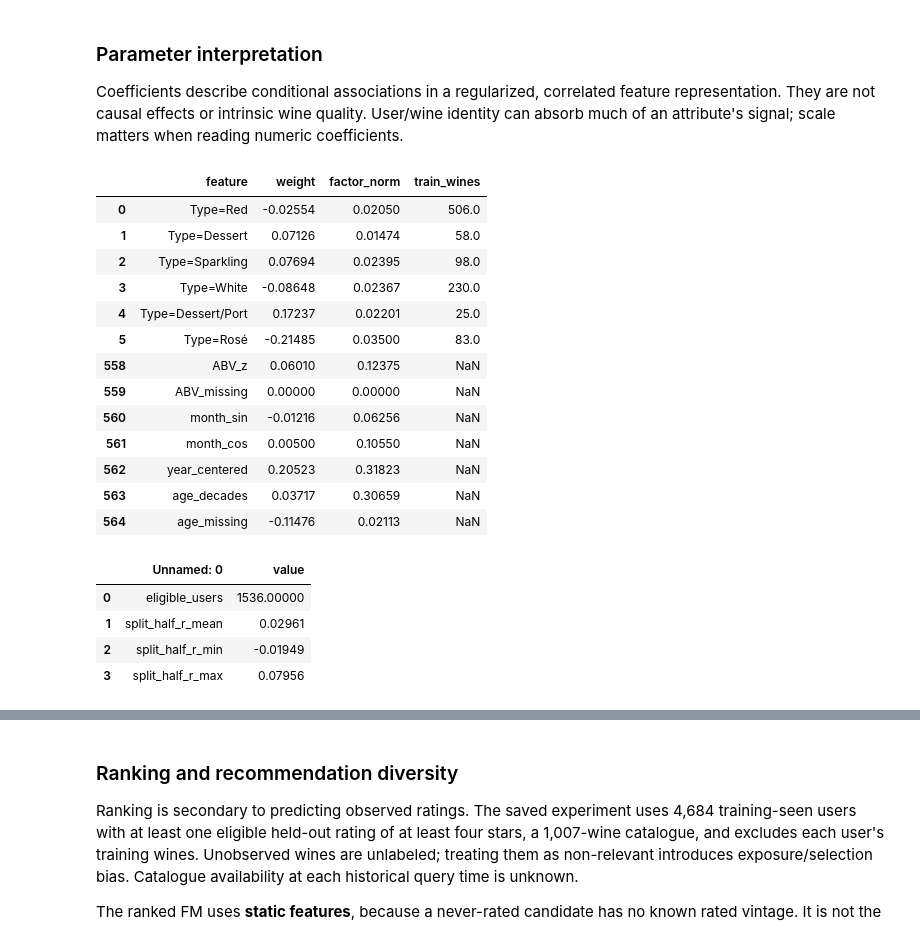
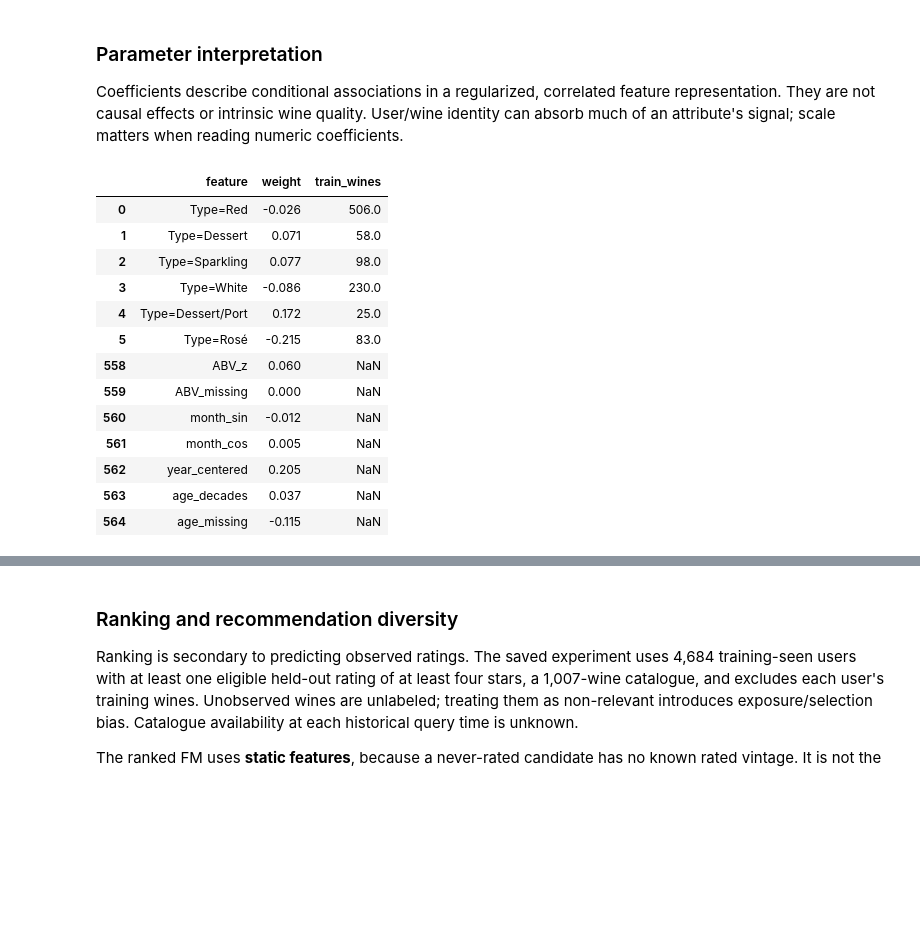
Before and after one commit to AviGon/Wine_Recommendation_System, a Jupyter notebook: notebooks/wine_recommendation.ipynb, the cells around one changed output, grey strips where cells are left out. Cells and saved outputs as stored; diff of their text form; code cells hidden in the pictures; blank space fills up the shorter version.

```diff
--- a/notebooks/wine_recommendation.ipynb
+++ b/notebooks/wine_recommendation.ipynb
@@ -43,3 +9,26 @@ Data revision: 9bba3f2
+# %%
+# Setup: libraries, plot style and the folder with the saved experiment results.
+# Every table and chart below is read from reports/ (written by the experiment notebooks);
+# no model is trained in this notebook.
+import json
+from pathlib import Path
+
+import matplotlib.pyplot as plt
+import pandas as pd
+from IPython.display import Image, display
+
+ROOT = Path('..') if Path('../reports').exists() else Path('.')   # works from the repo root or notebooks/
+REPORTS = ROOT / 'reports'
+FIGURES = REPORTS / 'figures'
+
+plt.rcParams.update({'figure.dpi': 110, 'font.size': 10,
+                     'axes.spines.top': False, 'axes.spines.right': False})
+WINE, GRAY = '#713e50', '#7a858c'
+
+
+def load(name, **kwargs):
+    """Read one saved results table from reports/."""
+    return pd.read_csv(REPORTS / name, **kwargs)
 # %% [markdown]
 <a id="prediction"></a>
 ## Prediction objective and study design
@@ -589,27 +689,21 @@ display(slices[slices.model.eq('fm') & slices['slice'].isin(['regime','UserID_hi
 
 Coefficients describe conditional associations in a regularized, correlated feature representation. They are not causal effects or intrinsic wine quality. User/wine identity can absorb much of an attribute's signal; scale matters when reading numeric coefficients.
 # %%
-weights = report('fm_feature_weights.csv')
-display(weights[weights.field.isin(['Type','Time','Age','ABV'])]
-        [['feature','weight','factor_norm','train_wines']].round(5))
-display(report('cf_taste_reliability.csv').round(5))
+# FM linear weights (stars) for wine type and the context features, on top of user and wine IDs.
+weights = load('fm_feature_weights.csv')
+display(weights[weights['field'].isin(['Type', 'Time', 'Age', 'ABV'])][['feature', 'weight', 'train_wines']].round(3))
 # %% [output]
-|  | feature | weight | factor_norm | train_wines |
-| 0 | Type=Red | -0.02554 | 0.02050 | 506.0 |
-| 1 | Type=Dessert | 0.07126 | 0.01474 | 58.0 |
-| 2 | Type=Sparkling | 0.07694 | 0.02395 | 98.0 |
-| 3 | Type=White | -0.08648 | 0.02367 | 230.0 |
-| 4 | Type=Dessert/Port | 0.17237 | 0.02201 | 25.0 |
-| 5 | Type=Rosé | -0.21485 | 0.03500 | 83.0 |
-| 558 | ABV_z | 0.06010 | 0.12375 | NaN |
-| 559 | ABV_missing | 0.00000 | 0.00000 | NaN |
-| 560 | month_sin | -0.01216 | 0.06256 | NaN |
-| 561 | month_cos | 0.00500 | 0.10550 | NaN |
-| 562 | year_centered | 0.20523 | 0.31823 | NaN |
-| 563 | age_decades | 0.03717 | 0.30659 | NaN |
-| 564 | age_missing | -0.11476 | 0.02113 | NaN |
+|  | feature | weight | train_wines |
+| 0 | Type=Red | -0.026 | 506.0 |
+| 1 | Type=Dessert | 0.071 | 58.0 |
+| 2 | Type=Sparkling | 0.077 | 98.0 |
+| 3 | Type=White | -0.086 | 230.0 |
+| 4 | Type=Dessert/Port | 0.172 | 25.0 |
+| 5 | Type=Rosé | -0.215 | 83.0 |
+| 558 | ABV_z | 0.060 | NaN |
+| 559 | ABV_missing | 0.000 | NaN |
+| 560 | month_sin | -0.012 | NaN |
+| 561 | month_cos | 0.005 | NaN |
+| 562 | year_centered | 0.205 | NaN |
+| 563 | age_decades | 0.037 | NaN |
+| 564 | age_missing | -0.115 | NaN |
-|  | Unnamed: 0 | value |
-| 0 | eligible_users | 1536.00000 |
-| 1 | split_half_r_mean | 0.02961 |
-| 2 | split_half_r_min | -0.01949 |
-| 3 | split_half_r_max | 0.07956 |
```
Also changed, not shown: parts of 51 cells of this notebook, 6 other files.
